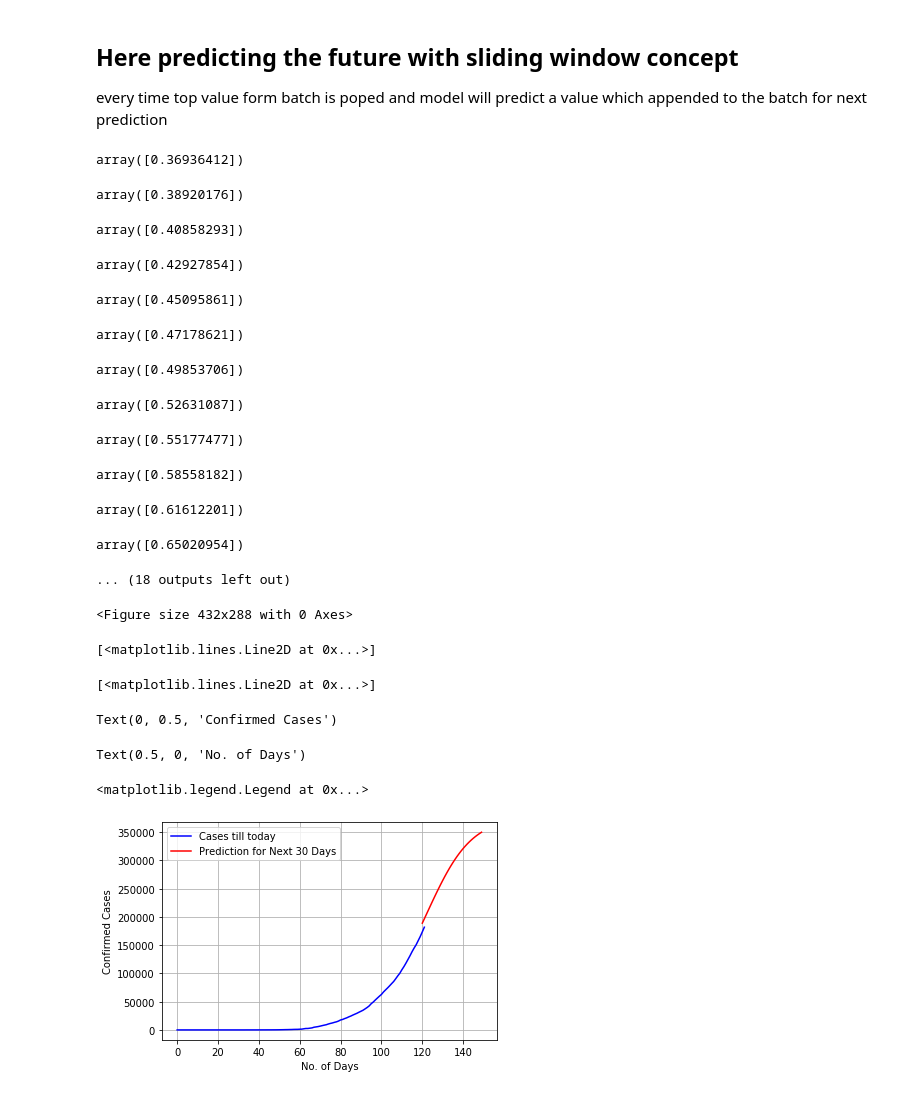
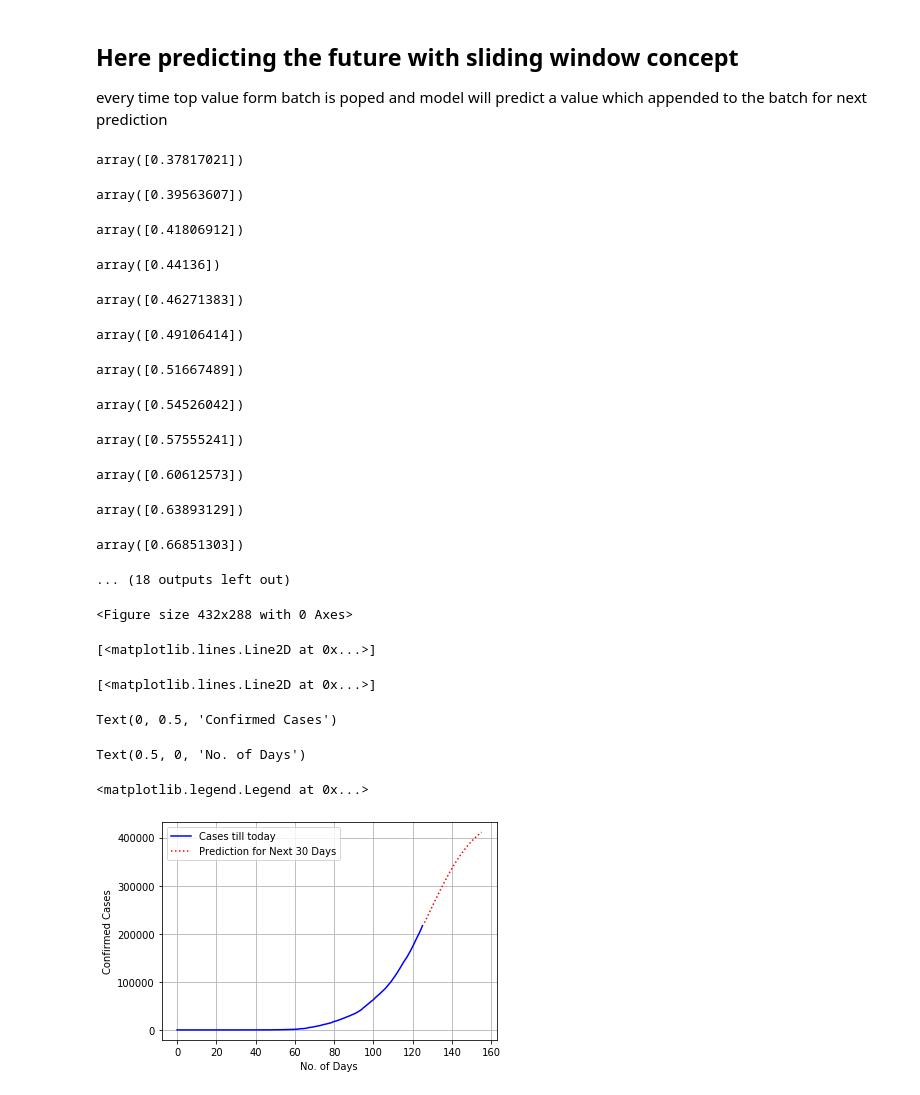
Before and after one commit to tariqmhmd5/Covid-Prediction, a Jupyter notebook: Prediction using LSTM.ipynb, the cells around one changed output. Saved outputs shown, nothing was run; the diff lists cells and outputs as text; code cells hidden in the pictures.

```diff
--- a/Prediction using LSTM.ipynb
+++ b/Prediction using LSTM.ipynb
@@ -57,0 +60,6 @@ df.reset_index(inplace=True,drop=True)
+# %%
+world_df = add_rates(world_df)
+df_india=add_rates(df_india)
+df_india.reset_index(inplace=True,drop=True)
+df_india=df_india[8:]
+df_india.reset_index(inplace=True,drop=True)
@@ -79,3 +146,6 @@ data=df['Confirmed'].values
 from sklearn.preprocessing import MinMaxScaler
 sc = MinMaxScaler()
 Train = sc.fit_transform(data.reshape(-1,1))
+# %%
+for i in range(20,25):
+    print(i)
@@ -333,18 +445,18 @@ for i in range(30):
     forcast.append(sc.inverse_transform(regressor.predict(np.array(pred).reshape(1,20,1))))
     pred.append(regressor.predict(np.array(pred).reshape(1,20,1)))
 # %% [output]
-array([0.36936412])
+array([0.37817021])
-array([0.38920176])
+array([0.39563607])
-array([0.40858293])
+array([0.41806912])
-array([0.42927854])
+array([0.44136])
-array([0.45095861])
+array([0.46271383])
-array([0.47178621])
+array([0.49106414])
-array([0.49853706])
+array([0.51667489])
-array([0.52631087])
+array([0.54526042])
-array([0.55177477])
+array([0.57555241])
-array([0.58558182])
+array([0.60612573])
-array([0.61612201])
+array([0.63893129])
-array([0.65020954])
+array([0.66851303])
 ... (18 outputs left out)
 # %%
 future=[]
@@ -353,17 +465,17 @@ for i in forcast:
 # %%
 plt.figure()
 plt.plot(sc.inverse_transform(Train),label="Cases till today",c="b")
-plt.plot(pd.DataFrame(future,index=range(120,150),columns=['Predicted']),label="Prediction for Next 30 Days",c="r")
+plt.plot(pd.DataFrame(future,index=range(len(Train),len(Train)+30),columns=['Predicted']),label="Prediction for Next 30 Days",c="r",linestyle='dotted')
 plt.ylabel("Confirmed Cases")
 plt.xlabel("No. of Days")
 plt.legend()
 plt.grid()
 plt.show()
 # %% [output]
 <Figure size 432x288 with 0 Axes>
 [<matplotlib.lines.Line2D at 0x...>]
 [<matplotlib.lines.Line2D at 0x...>]
 Text(0, 0.5, 'Confirmed Cases')
 Text(0.5, 0, 'No. of Days')
 <matplotlib.legend.Legend at 0x...>
-[figure, old version]
+[figure, new version]
```
Also changed, not shown: parts of 23 cells of this notebook.
